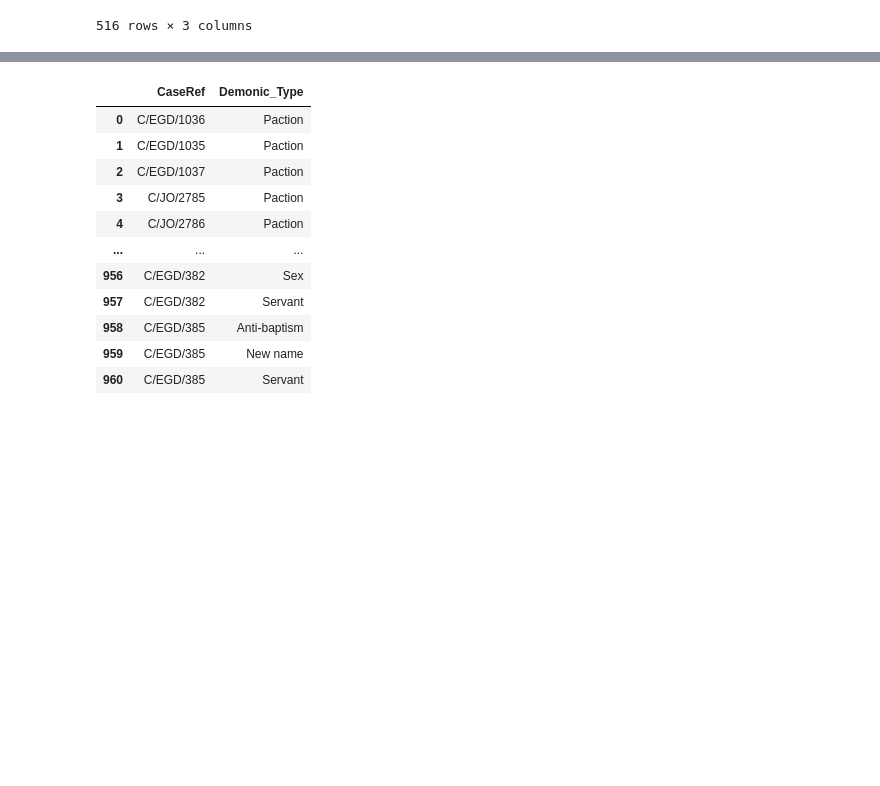
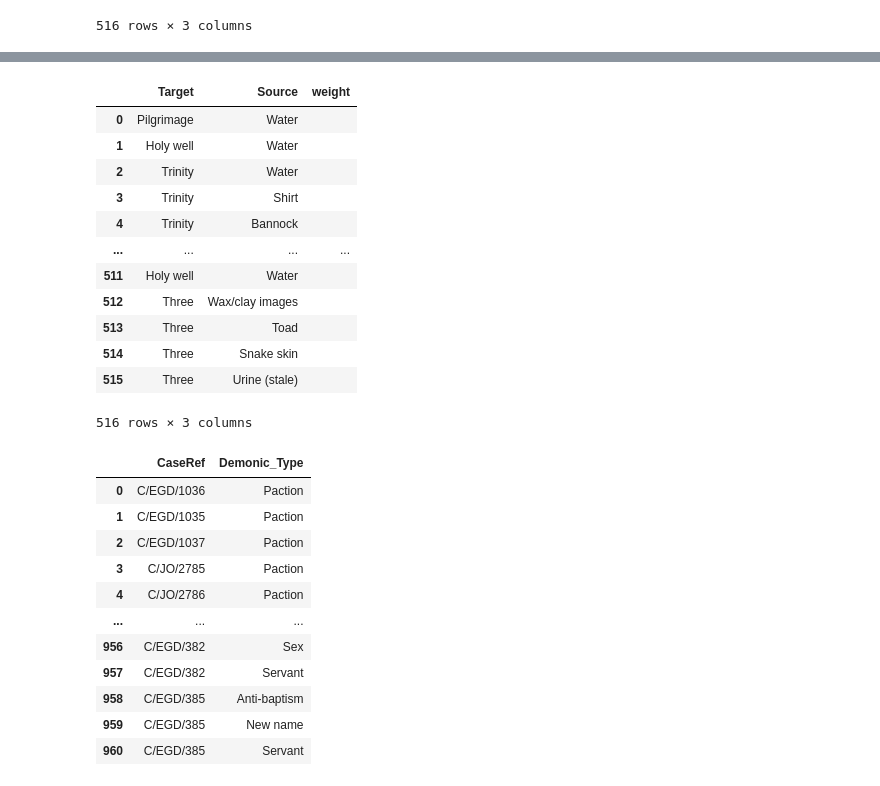
Before and after one commit to Baezhi/DS4_Group-14, a Jupyter notebook: Network notebook.ipynb, the cells around one changed output, grey strips where cells are left out. Cells and saved outputs as stored; diff of their text form; code cells hidden in the pictures; blank space fills up the shorter version.

```diff
--- a/Network notebook.ipynb
+++ b/Network notebook.ipynb
@@ -146,5 +144,24 @@ Angels                 3
 Sign of the cross      1
 Name: Motif_Type, dtype: int64
+# %%
+Rit_motif.drop(['CaseRef'], axis=1, inplace = True)
+Rit_motif.insert(2,'weight','')
+Rit_motif.rename(columns={'Motif_Type': 'Target', 'RitualObject_Type': 'Source'}, inplace=True)
+Rit_motif
+# %% [output]
+|  | Target | Source | weight |
+| 0 | Pilgrimage | Water |  |
+| 1 | Holy well | Water |  |
+| 2 | Trinity | Water |  |
+| 3 | Trinity | Shirt |  |
+| 4 | Trinity | Bannock |  |
+| ... | ... | ... | ... |
+| 511 | Holy well | Water |  |
+| 512 | Three | Wax/clay images |  |
+| 513 | Three | Toad |  |
+| 514 | Three | Snake skin |  |
+| 515 | Three | Urine (stale) |  |
+516 rows × 3 columns
 # %%
 demonicPacts.drop(['DemonicSystemId', 'Createdby',
 'DemonicID', 'Createdate',
```
Also changed, not shown: parts of 8 cells of this notebook.
